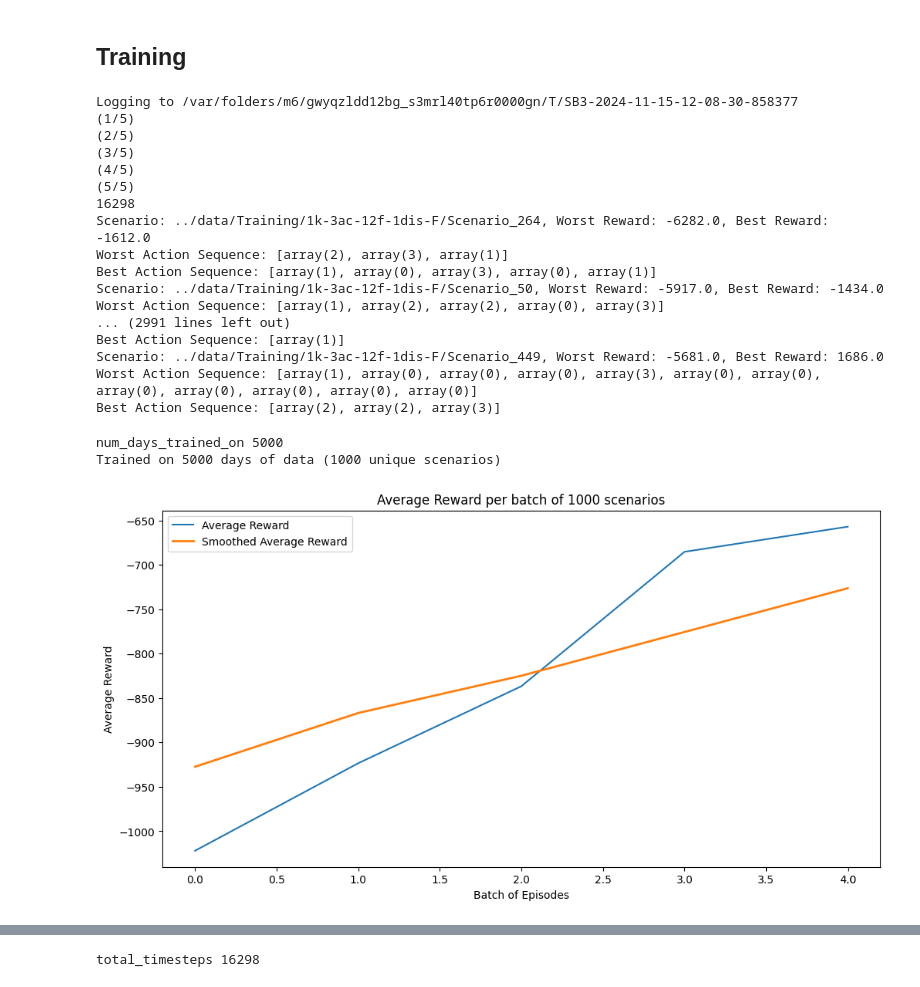
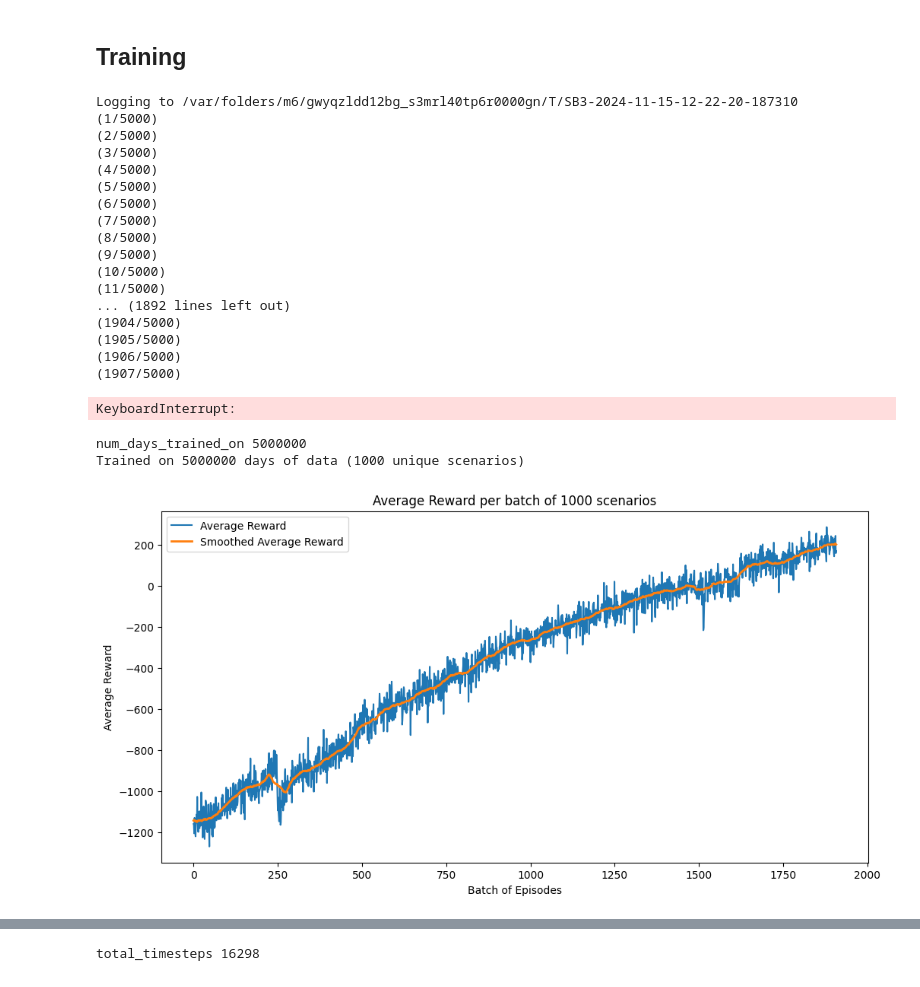
Before and after one commit to PieterBecking/Boeing-ADM-DRL-Github, a Jupyter notebook: notebooks/train_dqn_myopic.ipynb, the cells around one changed output, grey strips where cells are left out. Drawn from its saved outputs; the diff is of its cells as text; code cells hidden in the pictures.

```diff
--- a/notebooks/train_dqn_myopic.ipynb
+++ b/notebooks/train_dqn_myopic.ipynb
@@ -150,13 +150,13 @@ BATCH_SIZE = 64*4
 TARGET_UPDATE_INTERVAL = 100
 EPSILON_START = 1.0
 EPSILON_MIN = 0.05
-EPSILON_DECAY_RATE = 0.00006
-MAX_TIMESTEPS = 500         # maximum number of timesteps per episode (not relevant here)
+EPSILON_DECAY_RATE = 0.00000025
+MAX_TIMESTEPS = 50000         # maximum number of timesteps per episode (not relevant here)
 
 LEARNING_STARTS = 0 # means that the model will start learning after 1000 timesteps
 TRAIN_FREQ = 4
 
-N_EPISODES = 5          # number of episodes PER TRAINING SCENARIO
+N_EPISODES = 5000          # number of episodes PER TRAINING SCENARIO
 NEURAL_NET_STRUCTURE = dict(net_arch=[256, 256*2,256]) # hidden layer sizes
 
 
@@ -640,23 +640,24 @@ for scenario, data in action_sequences.items():
     worst_actions_df.to_csv(os.path.join(results_dir, 'action_sequences', f'{scenario_name}_worst_actions.csv'), index=False)
     best_actions_df.to_csv(os.path.join(results_dir, 'action_sequences', f'{scenario_name}_best_actions.csv'), index=False)
 # %% [output]
-Logging to /var/folders/m6/gwyqzldd12bg_s3mrl40tp6r0000gn/T/SB3-2024-11-15-12-08-30-858377
-(1/5)
-(2/5)
-(3/5)
-(4/5)
-(5/5)
-16298
-Scenario: ../data/Training/1k-3ac-12f-1dis-F/Scenario_264, Worst Reward: -6282.0, Best Reward: -1612.0
-Worst Action Sequence: [array(2), array(3), array(1)]
-Best Action Sequence: [array(1), array(0), array(3), array(0), array(1)]
-Scenario: ../data/Training/1k-3ac-12f-1dis-F/Scenario_50, Worst Reward: -5917.0, Best Reward: -1434.0
-Worst Action Sequence: [array(1), array(2), array(2), array(0), array(3)]
-... (2991 lines left out)
-Best Action Sequence: [array(1)]
-Scenario: ../data/Training/1k-3ac-12f-1dis-F/Scenario_449, Worst Reward: -5681.0, Best Reward: 1686.0
-Worst Action Sequence: [array(1), array(0), array(0), array(0), array(3), array(0), array(0), array(0), array(0), array(0), array(0), array(0)]
-Best Action Sequence: [array(2), array(2), array(3)]
+Logging to /var/folders/m6/gwyqzldd12bg_s3mrl40tp6r0000gn/T/SB3-2024-11-15-12-22-20-187310
+(1/5000)
+(2/5000)
+(3/5000)
+(4/5000)
+(5/5000)
+(6/5000)
+(7/5000)
+(8/5000)
+(9/5000)
+(10/5000)
+(11/5000)
+... (1892 lines left out)
+(1904/5000)
+(1905/5000)
+(1906/5000)
+(1907/5000)
+KeyboardInterrupt:
 # %%
 import numpy as np
 import matplotlib.pyplot as plt
@@ -680,39 +681,40 @@ for i in range(0, len(rewards), len(training_folders)):
     total_reward_per_batch.append(np.sum([reward for _, _, reward in rewards[i:i+num_scenarios]]))
 
 # centered moving window
-window = 5
+window = 50
+
 
 avg_rewards_series = pd.Series(avg_rewards_per_batch)
 smoothed_avg_rewards_per_batch = avg_rewards_series.rolling(window=window, center=True, min_periods=1).mean()
 
 total_rewards_series = pd.Series(total_reward_per_batch)
 smoothed_total_rewards_per_batch = total_rewards_series.rolling(window=window, center=True, min_periods=1).mean()
 
 # Plot the average rewards over the episodes
 plt.figure(figsize=(12, 6))
 plt.plot(avg_rewards_series.index, avg_rewards_series.values, label='Average Reward')
 plt.plot(smoothed_avg_rewards_per_batch.index, smoothed_avg_rewards_per_batch.values, label='Smoothed Average Reward', linewidth=2)
 plt.legend()
 plt.xlabel('Batch of Episodes')
 plt.ylabel('Average Reward')
 plt.title(f'Average Reward per batch of {num_scenarios} scenarios')
 plt.savefig(os.path.join(results_dir, 'plots', 'average_reward_per_batch.png'))
 plt.show()
 
 # Plot the total rewards over the episodes
 plt.figure(figsize=(12, 6))
 plt.plot(total_rewards_series.index, total_rewards_series.values, label='Total Reward')
 plt.plot(smoothed_total_rewards_per_batch.index, smoothed_total_rewards_per_batch.values, label='Smoothed Total Reward', linewidth=2)
 plt.legend()
 plt.xlabel('Batch of Episodes')
 plt.ylabel('Total Reward')
 plt.title(f'Total Reward per batch of {num_scenarios} scenarios')
 plt.savefig(os.path.join(results_dir, 'plots', 'total_reward_per_batch.png'))
 plt.close()
 # %% [output]
-num_days_trained_on 5000
-Trained on 5000 days of data (1000 unique scenarios)
+num_days_trained_on 5000000
+Trained on 5000000 days of data (1000 unique scenarios)
-[figure, old version]
+[figure, new version]
 # %%
 import numpy as np
 import matplotlib.pyplot as plt
```
Also changed, not shown: parts of 3 cells of this notebook, 9 other files.
